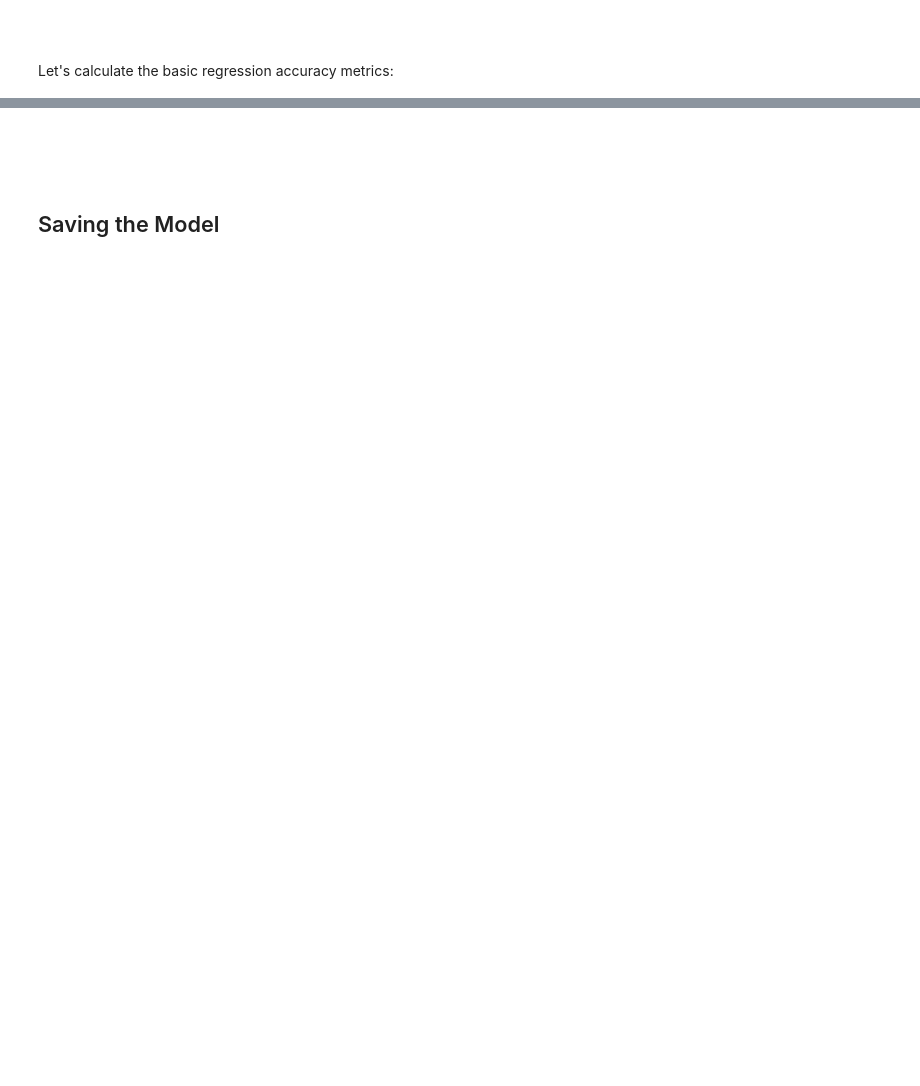
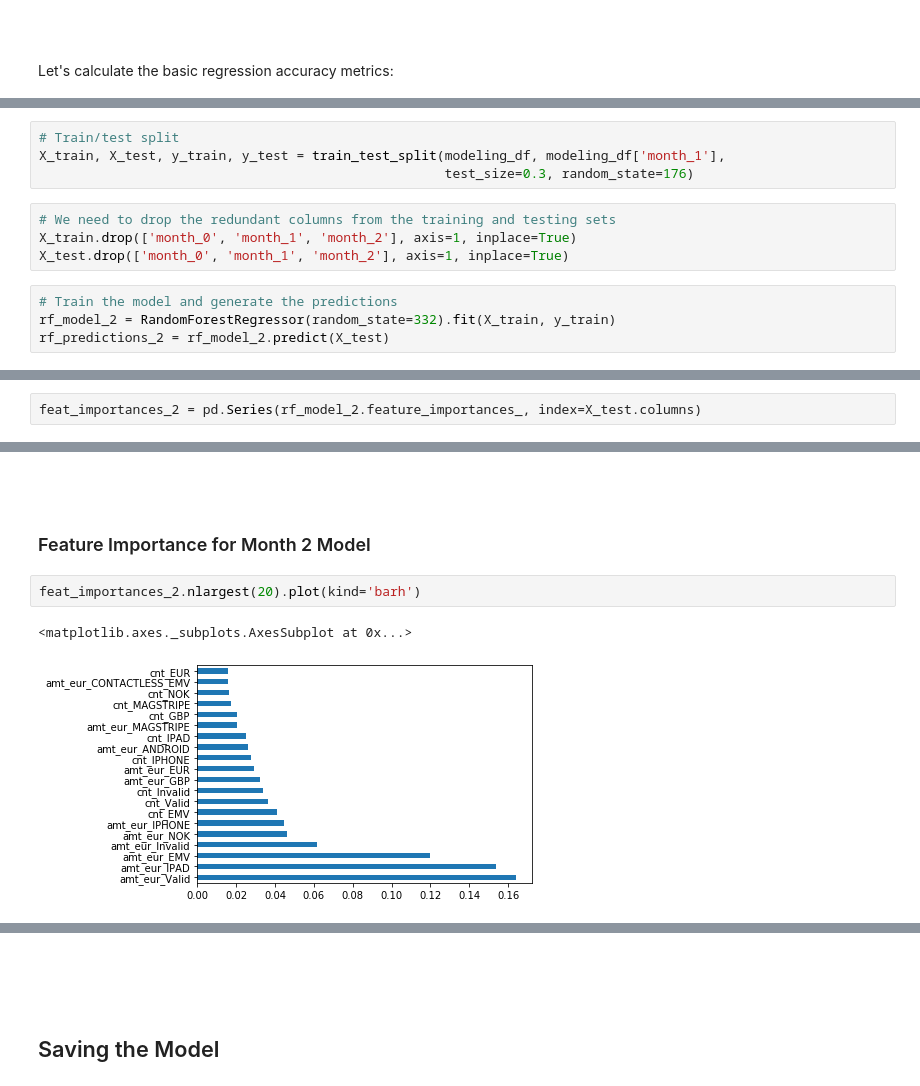
Before and after one commit to ssantic/iZettle-Homework, a Jupyter notebook: iZettle-Srdjan_Santic.ipynb, the cells around one changed output, grey strips where cells are left out. Cells and saved outputs as stored; diff of their text form; blank space fills up the shorter version.

```diff
--- a/iZettle-Srdjan_Santic.ipynb
+++ b/iZettle-Srdjan_Santic.ipynb
@@ -288,0 +272,12 @@ We can see that the GBP currency, orders made through iPhones, and Valid payment
+# %%
+# Train/test split
+X_train, X_test, y_train, y_test = train_test_split(modeling_df, modeling_df['month_1'],
+                                                    test_size=0.3, random_state=176)
+# %%
+# We need to drop the redundant columns from the training and testing sets
+X_train.drop(['month_0', 'month_1', 'month_2'], axis=1, inplace=True)
+X_test.drop(['month_0', 'month_1', 'month_2'], axis=1, inplace=True)
+# %%
+# Train the model and generate the predictions
+rf_model_2 = RandomForestRegressor(random_state=332).fit(X_train, y_train)
+rf_predictions_2 = rf_model_2.predict(X_test)
@@ -288,0 +290,2 @@ We can see that the GBP currency, orders made through iPhones, and Valid payment
+# %%
+feat_importances_2 = pd.Series(rf_model_2.feature_importances_, index=X_test.columns)
@@ -288,0 +344,9 @@ We can see that the GBP currency, orders made through iPhones, and Valid payment
+# %% [markdown]
+<br>
+# %% [markdown]
+### Feature Importance for Month 2 Model ###
+# %%
+feat_importances_2.nlargest(20).plot(kind='barh')
+# %% [output]
+<matplotlib.axes._subplots.AxesSubplot at 0x...>
+[figure, added]
```
Also changed, not shown: parts of 39 cells of this notebook, 1 other file.
